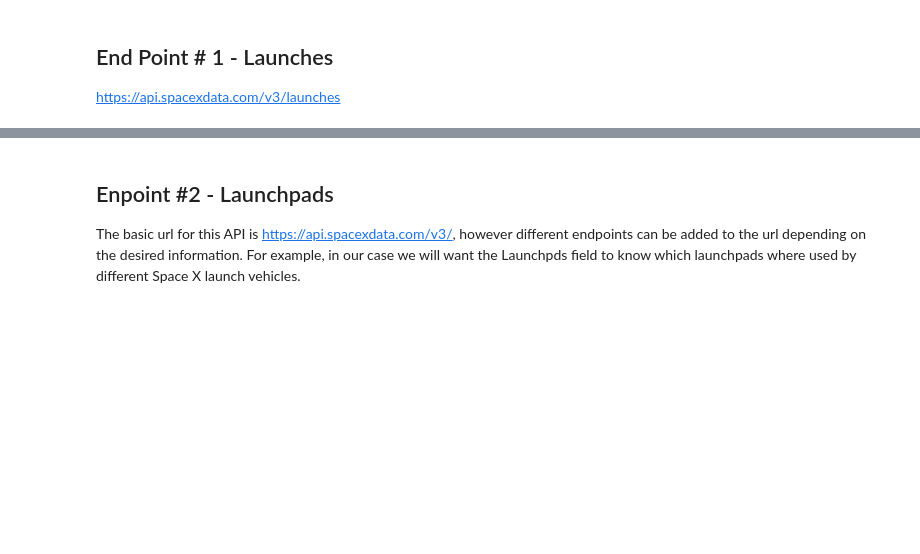
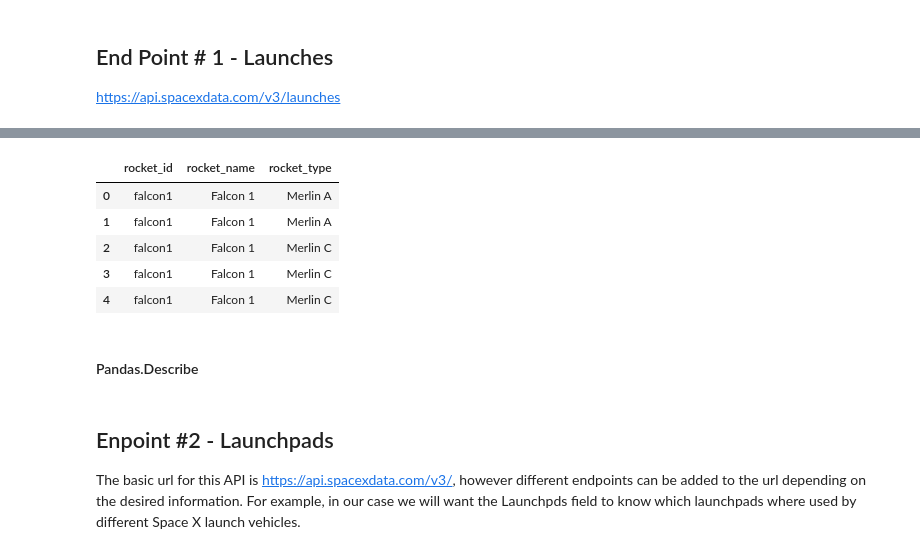
Before and after one commit to GateraGael/Data-Science-Life-Cycle-Global-Rocket-Launch-Study, a Jupyter notebook: Aerospace_Launch_Business_Data_Analysis.ipynb, the cells around one changed output, grey strips where cells are left out. Cells and saved outputs as stored; diff of their text form; code cells hidden in the pictures; blank space fills up the shorter version.

```diff
--- a/Aerospace_Launch_Business_Data_Analysis.ipynb
+++ b/Aerospace_Launch_Business_Data_Analysis.ipynb
@@ -813,3 +980,14 @@ print(json.dumps(launches_response, indent=2))
+# %%
+rockets_dataframe.head()
+# %% [output]
+|  | rocket_id | rocket_name | rocket_type |
+| 0 | falcon1 | Falcon 1 | Merlin A |
+| 1 | falcon1 | Falcon 1 | Merlin A |
+| 2 | falcon1 | Falcon 1 | Merlin C |
+| 3 | falcon1 | Falcon 1 | Merlin C |
+| 4 | falcon1 | Falcon 1 | Merlin C |
+# %% [markdown]
+#### Pandas.Describe
 # %% [markdown]
  ## Enpoint #2 - Launchpads
 
```
Also changed, not shown: parts of 24 cells of this notebook.
